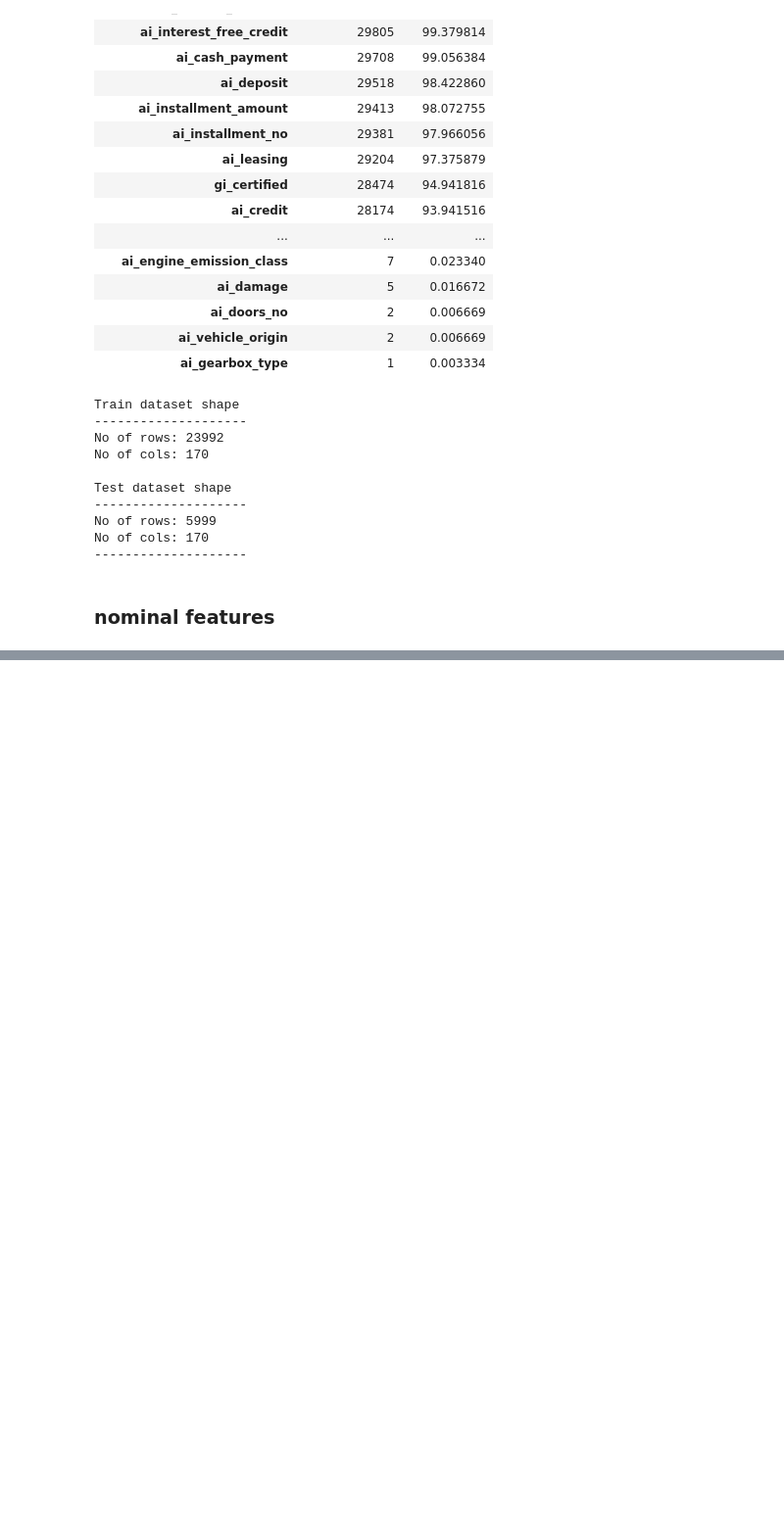
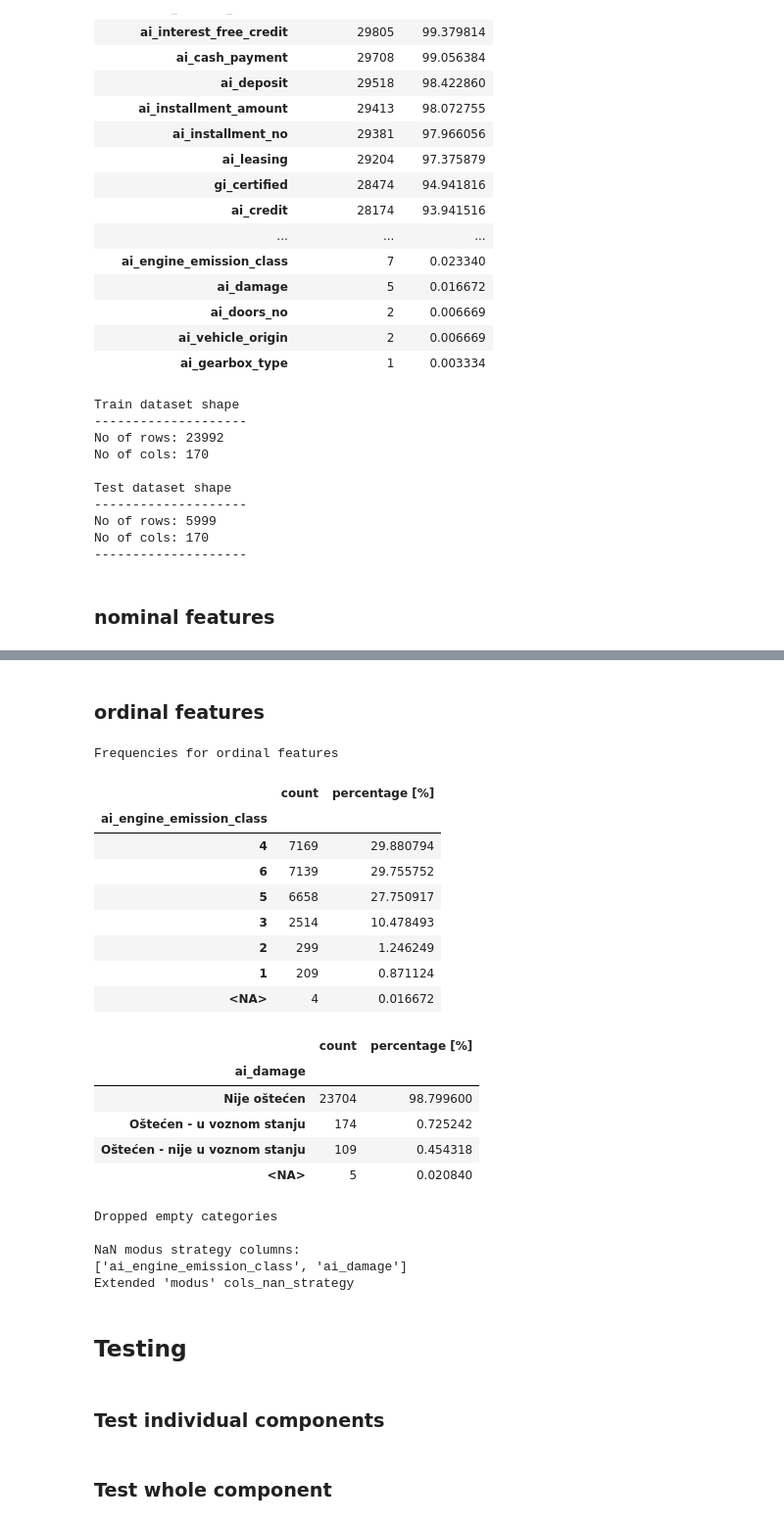
Before and after one commit to aleksa-radojicic/second_hand_car_price_prediction, a Jupyter notebook: notebooks/2_UnivariateAnalysis.ipynb, the cells around one changed output, grey strips where cells are left out. Shown: that part at 98% size. Drawn from its saved outputs; the diff is of its cells as text; code cells hidden in the pictures; blank space fills up the shorter version.

Commit message:
Performed UA on ordinal features and added tests in the notebook

```diff
--- a/notebooks/2_UnivariateAnalysis.ipynb
+++ b/notebooks/2_UnivariateAnalysis.ipynb
@@ -30,4 +30,6 @@ df, features_info = nb_utils.load_dataset_and_metadata(
 # %%
+df, features_info = load_dataset_and_metadata()
+
 df.info(memory_usage="deep", max_cols=200)
 print()
 
@@ -77,15 +79,18 @@ NaNs for cols
 | ai_doors_no | 2 | 0.006669 |
 | ai_vehicle_origin | 2 | 0.006669 |
 | ai_gearbox_type | 1 | 0.003334 |
+# %%
+def train_test_split_nb(df: pd.DataFrame) -> Tuple[pd.DataFrame, pd.DataFrame]:
+    df_train, df_test = train_test_split(
+        df,
+        test_size=config.TEST_SIZE,
+        random_state=config.RANDOM_SEED,
+    )
+    return df_train, df_test
 # %%
-df_train, df_test = train_test_split(
-    df,
-    test_size=config.TEST_SIZE,
-    random_state=config.RANDOM_SEED,
-)
-
 df_orig = df
-df = df_train  # Using alias for making things easier and more neat
+# Using alias for df_train for making things easier and more neat
+df, df_test = train_test_split_nb(df)
 
 cols_nan_strategy = init_cols_nan_strategy()
 idx_to_remove = []
@@ -272,0 +277,53 @@ Frequencies for nominal features
+# %% [markdown]
+### ordinal features
+# %%
+@preprocess_init
+def ua_ordinal_features_nb(
+    df: pd.DataFrame,
+    features_info: FeaturesInfo,
+    cols_nan_strategy: Dict[str, List[str]],
+) -> Tuple[pd.DataFrame, FeaturesInfo, Dict[str, List[str]]]:
+    print("Frequencies for ordinal features")
+    for col in features_info["ordinal"]:
+        df[col] = df[col].cat.remove_unused_categories()
+        display(nb_utils.get_value_counts_freq_with_perc(df, col))
+    print("Dropped empty categories")
+    print()
+
+    modus_strat_cols = ["ai_engine_emission_class", "ai_damage"]
+    cols_nan_strategy["modus"].extend(modus_strat_cols)
+    print("NaN modus strategy columns:")
+    print(modus_strat_cols)
+    print("Extended 'modus' cols_nan_strategy")
+
+    return df, features_info, cols_nan_strategy
+# %%
+df, features_info, cols_nan_strategy = ua_ordinal_features_nb(
+    df=df, features_info=features_info, cols_nan_strategy=cols_nan_strategy
+)
+# %% [output]
+Frequencies for ordinal features
+|  | count | percentage [%] |
+| ai_engine_emission_class |  |  |
+| 4 | 7169 | 29.880794 |
+| 6 | 7139 | 29.755752 |
+| 5 | 6658 | 27.750917 |
+| 3 | 2514 | 10.478493 |
+| 2 | 299 | 1.246249 |
+| 1 | 209 | 0.871124 |
+| <NA> | 4 | 0.016672 |
+|  | count | percentage [%] |
+| ai_damage |  |  |
+| Nije oštećen | 23704 | 98.799600 |
+| Oštećen - u voznom stanju | 174 | 0.725242 |
+| Oštećen - nije u voznom stanju | 109 | 0.454318 |
+| <NA> | 5 | 0.020840 |
+Dropped empty categories
+
+NaN modus strategy columns:
+['ai_engine_emission_class', 'ai_damage']
+Extended 'modus' cols_nan_strategy
+# %% [markdown]
+## Testing
+# %% [markdown]
+### Test individual components
@@ -272,0 +374,2 @@ Frequencies for nominal features
+# %% [markdown]
+### Test whole component
```
Also changed, not shown: parts of 9 cells of this notebook, 3 other files.
